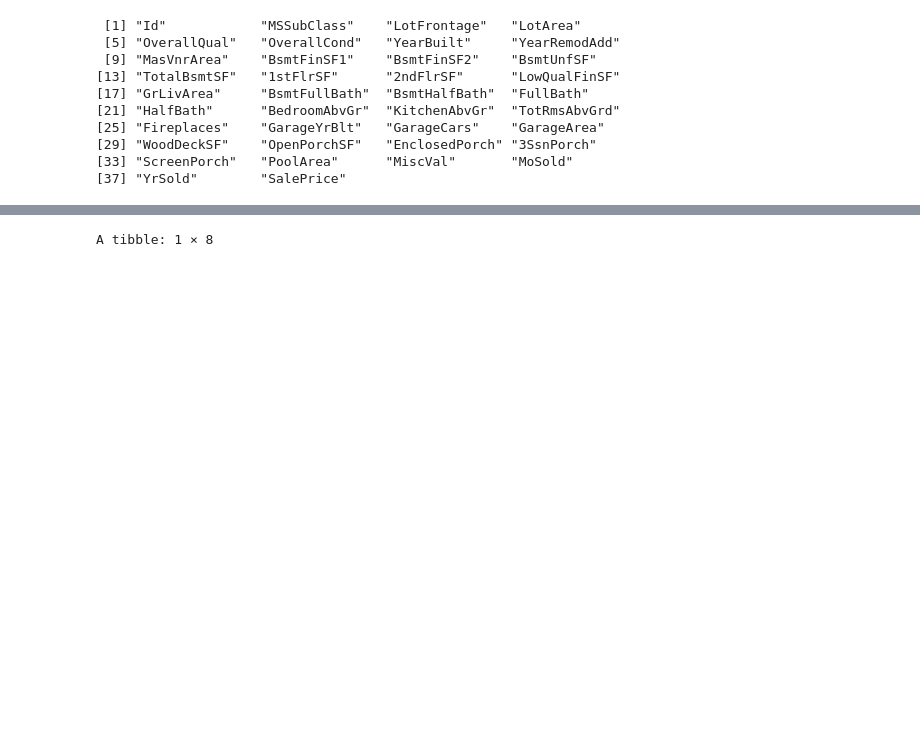
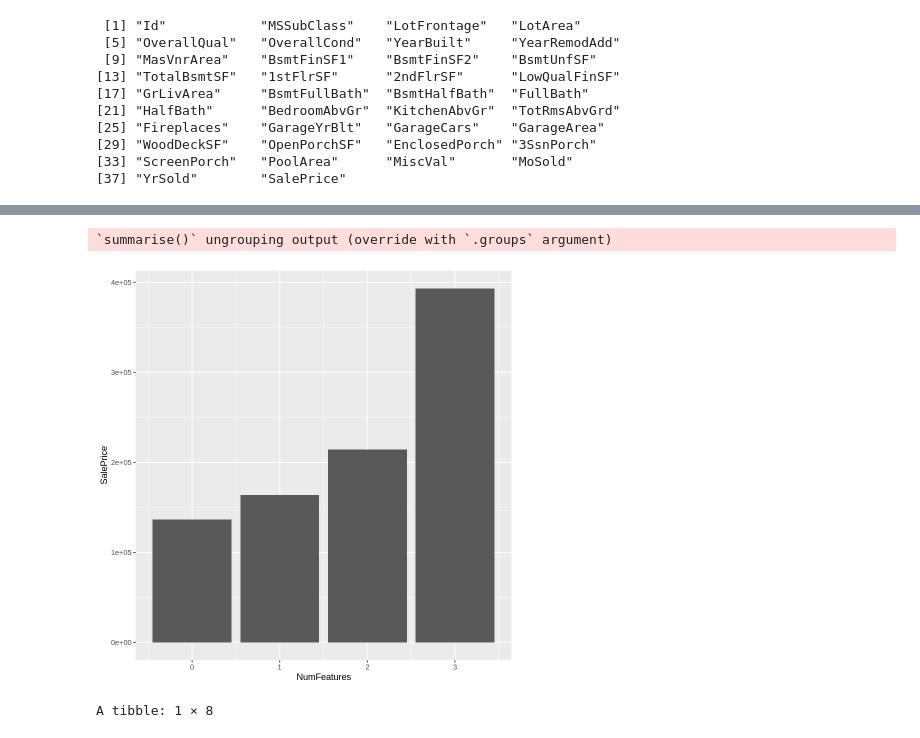
Before and after one commit to jerdavies/home-price-regression, a Jupyter notebook: marg_vs_divorce_viz.ipynb, the cells around one changed output, grey strips where cells are left out. Cells and saved outputs as stored; diff of their text form; code cells hidden in the pictures; blank space fills up the shorter version.

Commit message:
Added a few tables and graphs

```diff
--- a/marg_vs_divorce_viz.ipynb
+++ b/marg_vs_divorce_viz.ipynb
@@ -76,3 +76,12 @@ A tibble: 6 × 38
 [29] "WoodDeckSF"    "OpenPorchSF"   "EnclosedPorch" "3SsnPorch"
 [33] "ScreenPorch"   "PoolArea"      "MiscVal"       "MoSold"
 [37] "YrSold"        "SalePrice"
+# %%
+has_feature_vs_price <- numeric_data %>%
+    mutate(HasDeck = WoodDeckSF > 0,HasPorch = (OpenPorchSF > 0 | EnclosedPorch > 0 | ScreenPorch > 0), HasPool = PoolArea > 0) %>%
+    select(HasDeck, HasPorch, HasPool, SalePrice) %>%
+    group_by(HasDeck,HasPorch,HasPool) %>%
+    summarize(SalePrice = mean(SalePrice,na.rm=TRUE))
+
+
+has_feature_vs_price
@@ -79,3 +100,15 @@ A tibble: 6 × 38
+# %%
+num_special_features <- has_feature_vs_price %>%
+    bind_cols(NumFeatures = c(0,1,2,1,2,2,3)) %>%
+    group_by(NumFeatures) %>%
+    summarize(SalePrice = mean(SalePrice, na.rm=TRUE))
+
+has_feature_vs_price_plot <- ggplot(num_special_features, aes(x=NumFeatures,y=SalePrice)) +
+    geom_bar(stat="identity")
+has_feature_vs_price_plot
+# %% [output]
+`summarise()` ungrouping output (override with `.groups` argument)
+[figure, added]
 # %%
 only_averageable_data <- numeric_data %>%
     select(LotArea , OverallQual , OverallCond , GrLivArea, GarageArea , WoodDeckSF , OpenPorchSF , SalePrice)
```
Also changed, not shown: parts of 3 cells of this notebook.
